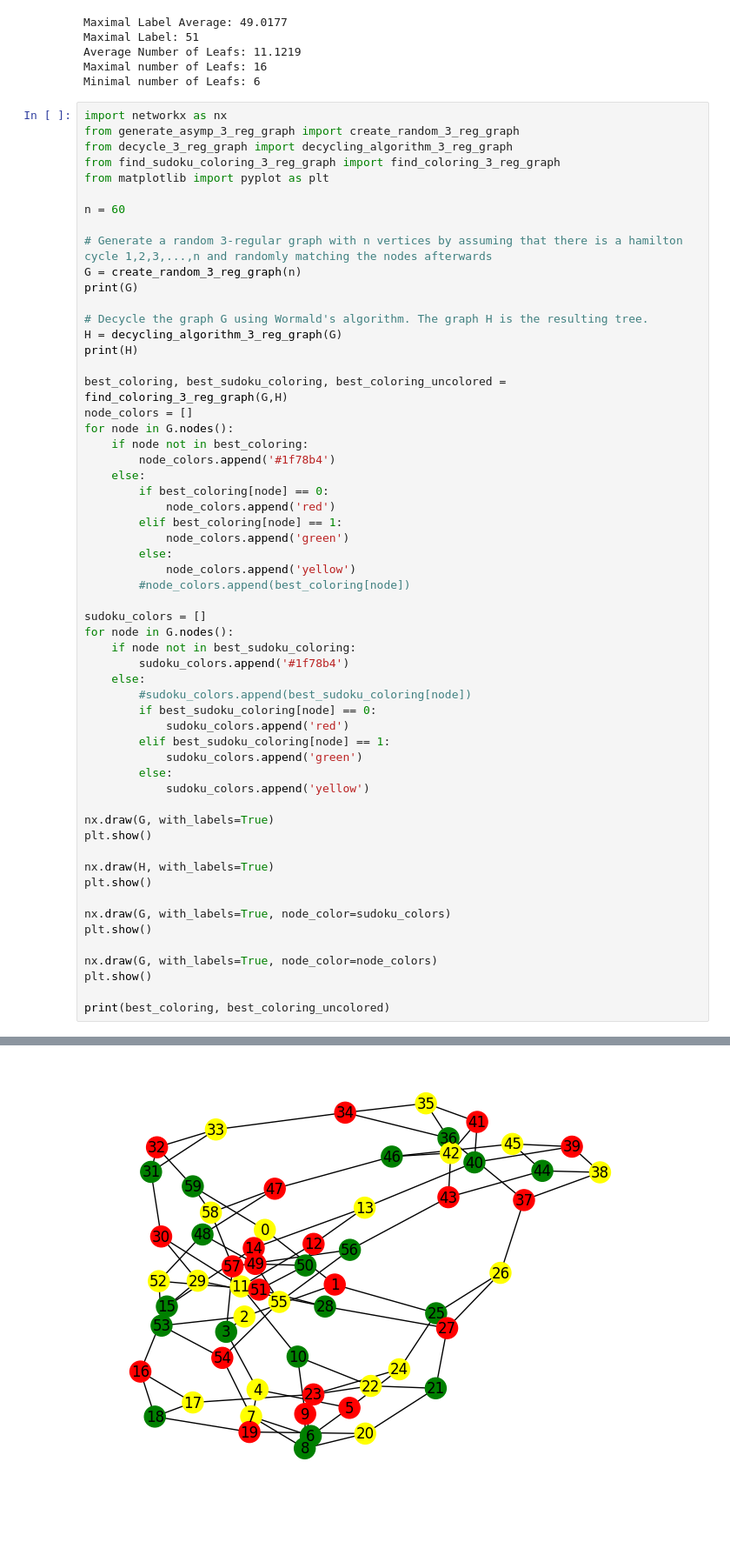
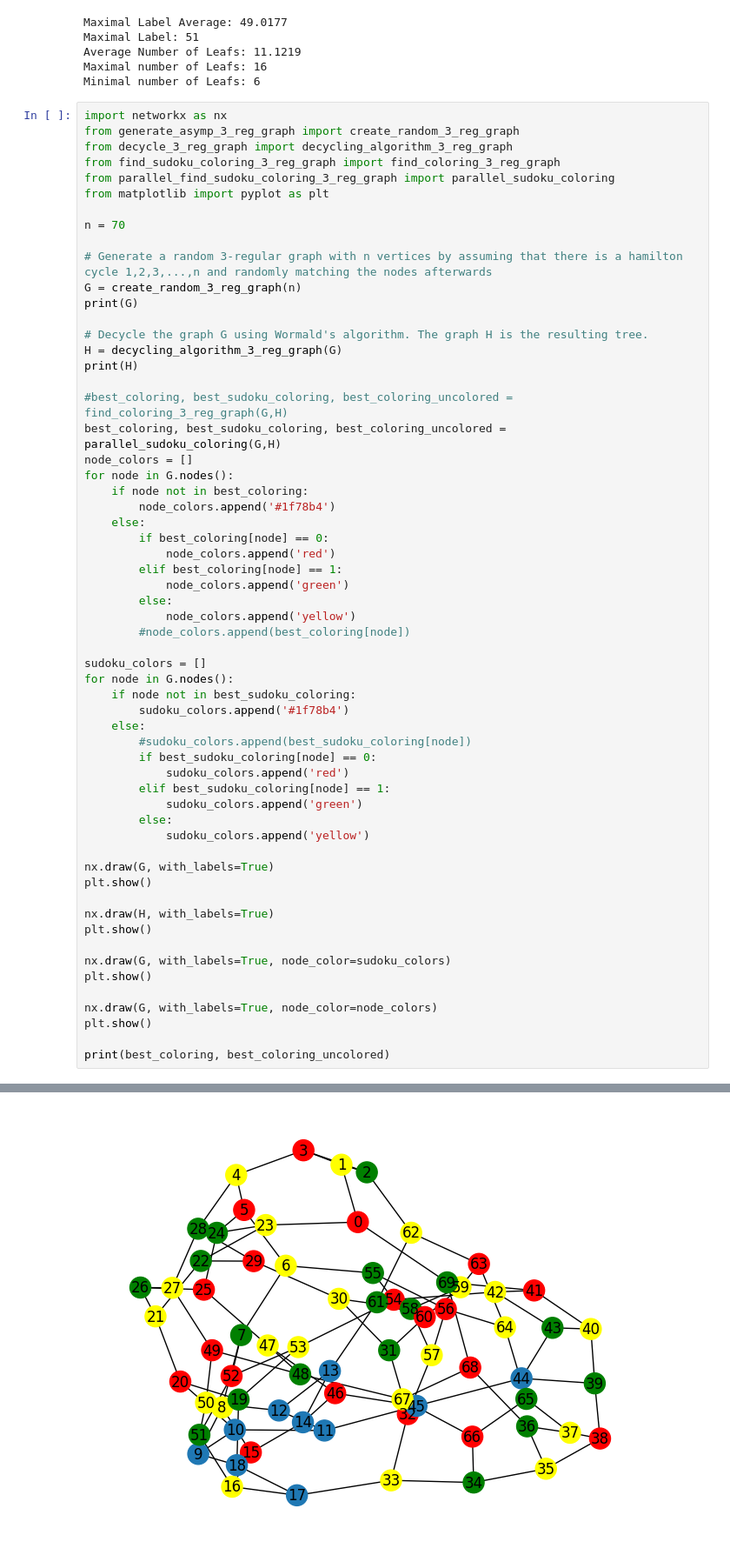
Before and after one commit to dwillhalm/sudoku_number, a Jupyter notebook: sudoku_set_and_number.ipynb, the cells around one changed output, grey strips where cells are left out. Shown at 87% size. Drawn from its saved outputs; the diff is of its cells as text; blank space fills up the shorter version.

Commit message:
parallelized version

```diff
--- a/sudoku_set_and_number.ipynb
+++ b/sudoku_set_and_number.ipynb
@@ -40,9 +40,10 @@ import networkx as nx
 from generate_asymp_3_reg_graph import create_random_3_reg_graph
 from decycle_3_reg_graph import decycling_algorithm_3_reg_graph
 from find_sudoku_coloring_3_reg_graph import find_coloring_3_reg_graph
+from parallel_find_sudoku_coloring_3_reg_graph import parallel_sudoku_coloring
 from matplotlib import pyplot as plt
 
-n = 60
+n = 70
 
 # Generate a random 3-regular graph with n vertices by assuming that there is a hamilton cycle 1,2,3,...,n and randomly matching the nodes afterwards
 G = create_random_3_reg_graph(n)
@@ -52,7 +53,8 @@ print(G)
 H = decycling_algorithm_3_reg_graph(G)
 print(H)
 
-best_coloring, best_sudoku_coloring, best_coloring_uncolored = find_coloring_3_reg_graph(G,H)
+#best_coloring, best_sudoku_coloring, best_coloring_uncolored = find_coloring_3_reg_graph(G,H)
+best_coloring, best_sudoku_coloring, best_coloring_uncolored = parallel_sudoku_coloring(G,H)
 node_colors = []
 for node in G.nodes():
     if node not in best_coloring:
@@ -103 +106 @@ Finding (closest) Sudoku coloring
-[figure, old version]
+[figure, new version]
```
Also changed, not shown: parts of 2 cells of this notebook, 4 other files.
